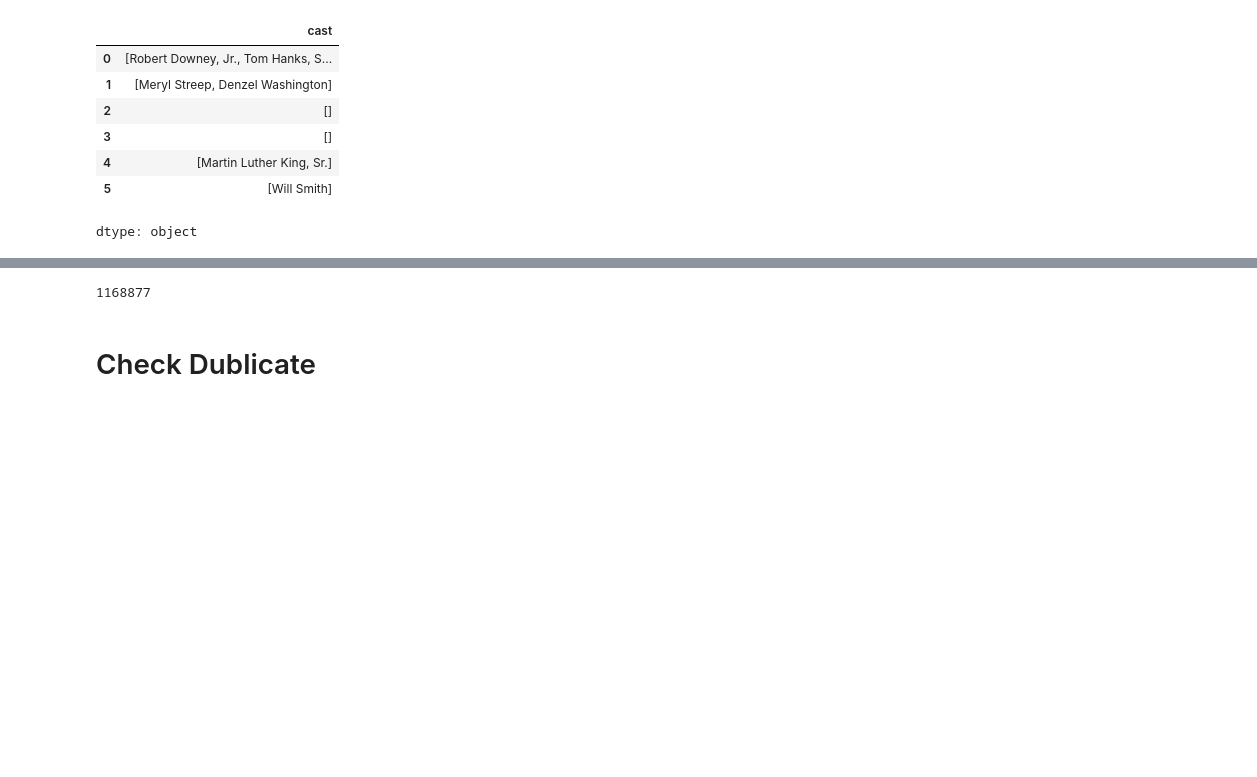
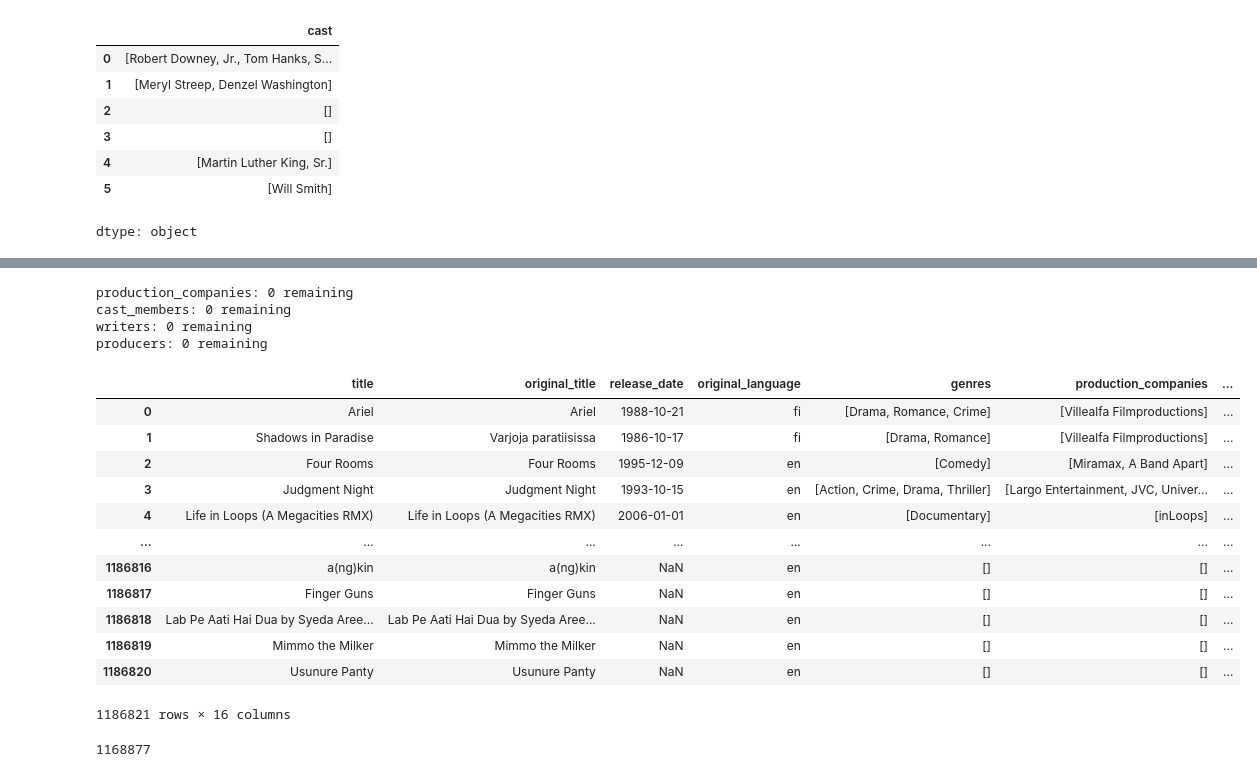
Before and after one commit to dilminidasunika/movie_recommendation_system, a Jupyter notebook: Notebooks/Dataset_Preprocessing.ipynb, the cells around one changed output, grey strips where cells are left out. Cells and saved outputs as stored; diff of their text form; code cells hidden in the pictures; blank space fills up the shorter version.

```diff
--- a/Notebooks/Dataset_Preprocessing.ipynb
+++ b/Notebooks/Dataset_Preprocessing.ipynb
@@ -830,0 +1117,22 @@ def split_cast(s):
+# %%
+def dedupe_preserve_order(lst):
+    seen = set()
+    result = []
+    for item in lst:
+        if item not in seen:
+            seen.add(item)
+            result.append(item)
+    return result
+
+for col in list_cols:
+    cleaned_df[col] = cleaned_df[col].apply(dedupe_preserve_order)
+# %%
+list_cols = [
+    'genres', 'production_companies', 'production_countries',
+    'spoken_languages', 'cast_members', 'director',
+    'writers', 'producers', 'music_composer', 'keywords'
+]
+
+for col in list_cols:
+    has_dupes = cleaned_df[col].apply(lambda lst: len(lst) != len(set(lst)))
+    print(f"{col}: {has_dupes.sum()} rows with duplicate elements")
@@ -830,0 +1150,5 @@ def split_cast(s):
+# %%
+for col in list_cols:
+    exact = cleaned_df[col].apply(lambda lst: len(lst) != len(set(lst)))
+    ci = cleaned_df[col].apply(lambda lst: len(lst) != len({str(x).lower() for x in lst}))
+    print(f"{col}: exact={exact.sum()}, case-insensitive={ci.sum()}, delta={ci.sum() - exact.sum()}")
@@ -830,0 +1189,41 @@ def split_cast(s):
+# %%
+def dedupe_case_insensitive_preserve_order(lst):
+    seen = set()
+    result = []
+    for item in lst:
+        key = str(item).lower()
+        if key not in seen:
+            seen.add(key)
+            result.append(item)  # keep original casing of first occurrence
+    return result
+
+affected_cols = ['production_companies', 'cast_members', 'writers', 'producers']
+
+for col in affected_cols:
+    cleaned_df[col] = cleaned_df[col].apply(dedupe_case_insensitive_preserve_order)
+# %%
+for col in affected_cols:
+    ci = cleaned_df[col].apply(lambda lst: len(lst) != len({str(x).lower() for x in lst}))
+    print(f"{col}: {ci.sum()} remaining")
+# %% [output]
+production_companies: 0 remaining
+cast_members: 0 remaining
+writers: 0 remaining
+producers: 0 remaining
+# %%
+cleaned_df = cleaned_df.drop(columns=["_dedup_key"])
+cleaned_df
+# %% [output]
+|  | title | original_title | release_date | original_language | genres | production_companies | ... |
+| 0 | Ariel | Ariel | 1988-10-21 | fi | [Drama, Romance, Crime] | [Villealfa Filmproductions] | ... |
+| 1 | Shadows in Paradise | Varjoja paratiisissa | 1986-10-17 | fi | [Drama, Romance] | [Villealfa Filmproductions] | ... |
+| 2 | Four Rooms | Four Rooms | 1995-12-09 | en | [Comedy] | [Miramax, A Band Apart] | ... |
+| 3 | Judgment Night | Judgment Night | 1993-10-15 | en | [Action, Crime, Drama, Thriller] | [Largo Entertainment, JVC, Univer... | ... |
+| 4 | Life in Loops (A Megacities RMX) | Life in Loops (A Megacities RMX) | 2006-01-01 | en | [Documentary] | [inLoops] | ... |
+| ... | ... | ... | ... | ... | ... | ... | ... |
+| 1186816 | a(ng)kin | a(ng)kin | NaN | en | [] | [] | ... |
+| 1186817 | Finger Guns | Finger Guns | NaN | en | [] | [] | ... |
+| 1186818 | Lab Pe Aati Hai Dua by Syeda Aree... | Lab Pe Aati Hai Dua by Syeda Aree... | NaN | en | [] | [] | ... |
+| 1186819 | Mimmo the Milker | Mimmo the Milker | NaN | en | [] | [] | ... |
+| 1186820 | Usunure Panty | Usunure Panty | NaN | en | [] | [] | ... |
+1186821 rows × 16 columns
@@ -903,5 +1285,3 @@ cleaned_df.to_sql(
 )
 # %% [output]
 1168877
-# %% [markdown]
-# Check Dublicate
```
Also changed, not shown: parts of 49 cells of this notebook.
